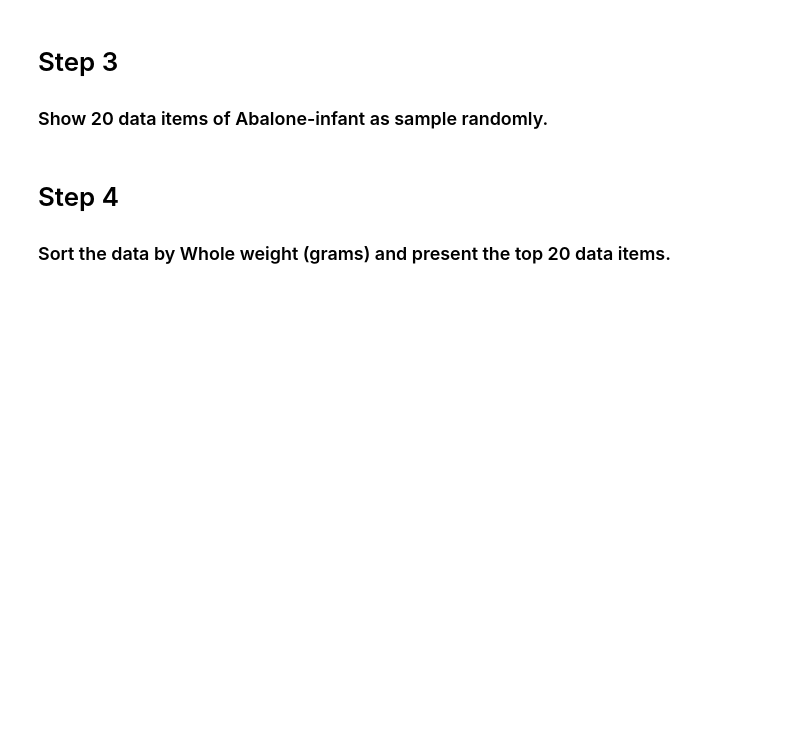
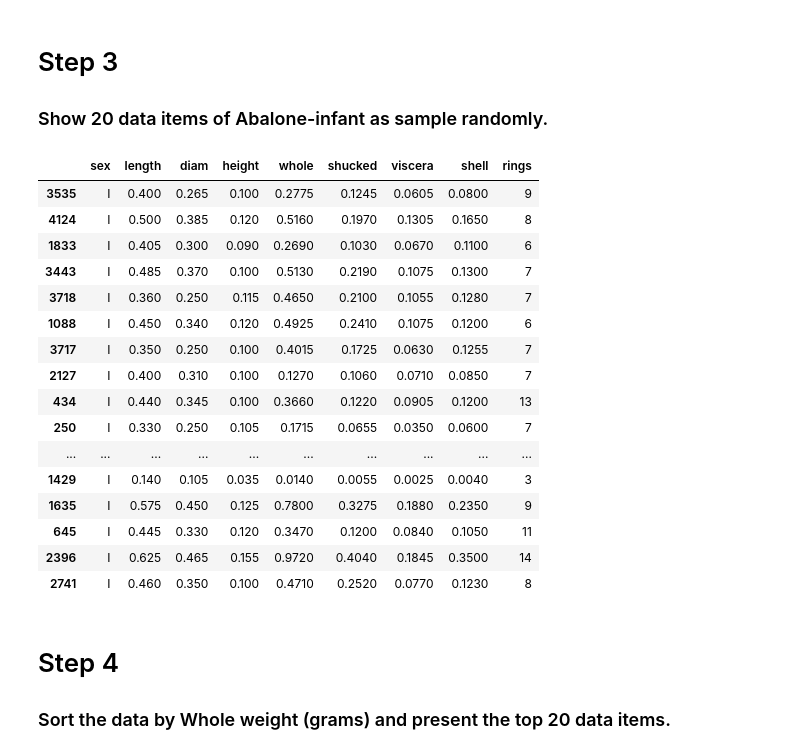
Before and after one commit to LiWeiYeh/NTUT-Introduction-to-Data-Science, a Jupyter notebook: homework/hw2/HW-Abalone-dataset.ipynb, the cells around one changed output. Cells and saved outputs as stored; diff of their text form; code cells hidden in the pictures; blank space fills up the shorter version.

```diff
--- a/homework/hw2/HW-Abalone-dataset.ipynb
+++ b/homework/hw2/HW-Abalone-dataset.ipynb
@@ -46,6 +67,29 @@ data
 # %% [markdown]
 # Step 3
 ### Show 20 data items of Abalone-infant as sample randomly.
+# %%
+# filters the data to where sex == infant
+Infants_Data = df[df['sex'] == 'I']
+
+Infants_Data.sample(n=20)
+# %% [output]
+|  | sex | length | diam | height | whole | shucked | viscera | shell | rings |
+| 3535 | I | 0.400 | 0.265 | 0.100 | 0.2775 | 0.1245 | 0.0605 | 0.0800 | 9 |
+| 4124 | I | 0.500 | 0.385 | 0.120 | 0.5160 | 0.1970 | 0.1305 | 0.1650 | 8 |
+| 1833 | I | 0.405 | 0.300 | 0.090 | 0.2690 | 0.1030 | 0.0670 | 0.1100 | 6 |
+| 3443 | I | 0.485 | 0.370 | 0.100 | 0.5130 | 0.2190 | 0.1075 | 0.1300 | 7 |
+| 3718 | I | 0.360 | 0.250 | 0.115 | 0.4650 | 0.2100 | 0.1055 | 0.1280 | 7 |
+| 1088 | I | 0.450 | 0.340 | 0.120 | 0.4925 | 0.2410 | 0.1075 | 0.1200 | 6 |
+| 3717 | I | 0.350 | 0.250 | 0.100 | 0.4015 | 0.1725 | 0.0630 | 0.1255 | 7 |
+| 2127 | I | 0.400 | 0.310 | 0.100 | 0.1270 | 0.1060 | 0.0710 | 0.0850 | 7 |
+| 434 | I | 0.440 | 0.345 | 0.100 | 0.3660 | 0.1220 | 0.0905 | 0.1200 | 13 |
+| 250 | I | 0.330 | 0.250 | 0.105 | 0.1715 | 0.0655 | 0.0350 | 0.0600 | 7 |
+| ... | ... | ... | ... | ... | ... | ... | ... | ... | ... |
+| 1429 | I | 0.140 | 0.105 | 0.035 | 0.0140 | 0.0055 | 0.0025 | 0.0040 | 3 |
+| 1635 | I | 0.575 | 0.450 | 0.125 | 0.7800 | 0.3275 | 0.1880 | 0.2350 | 9 |
+| 645 | I | 0.445 | 0.330 | 0.120 | 0.3470 | 0.1200 | 0.0840 | 0.1050 | 11 |
+| 2396 | I | 0.625 | 0.465 | 0.155 | 0.9720 | 0.4040 | 0.1845 | 0.3500 | 14 |
+| 2741 | I | 0.460 | 0.350 | 0.100 | 0.4710 | 0.2520 | 0.0770 | 0.1230 | 8 |
 # %% [markdown]
 # Step 4
 ### Sort the data by Whole weight (grams) and present the top 20 data items.
```
Also changed, not shown: parts of 7 cells of this notebook, 1 other file.
